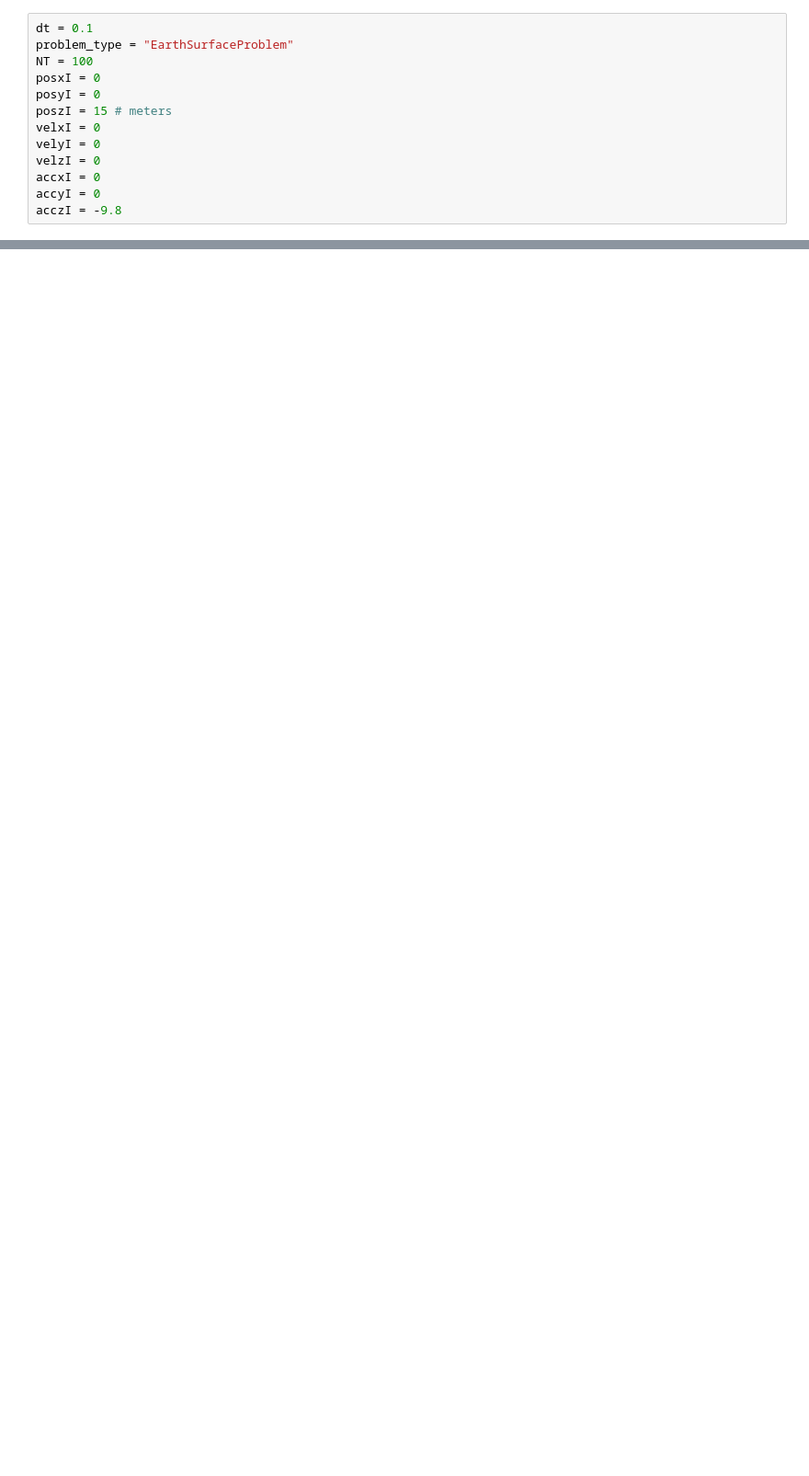
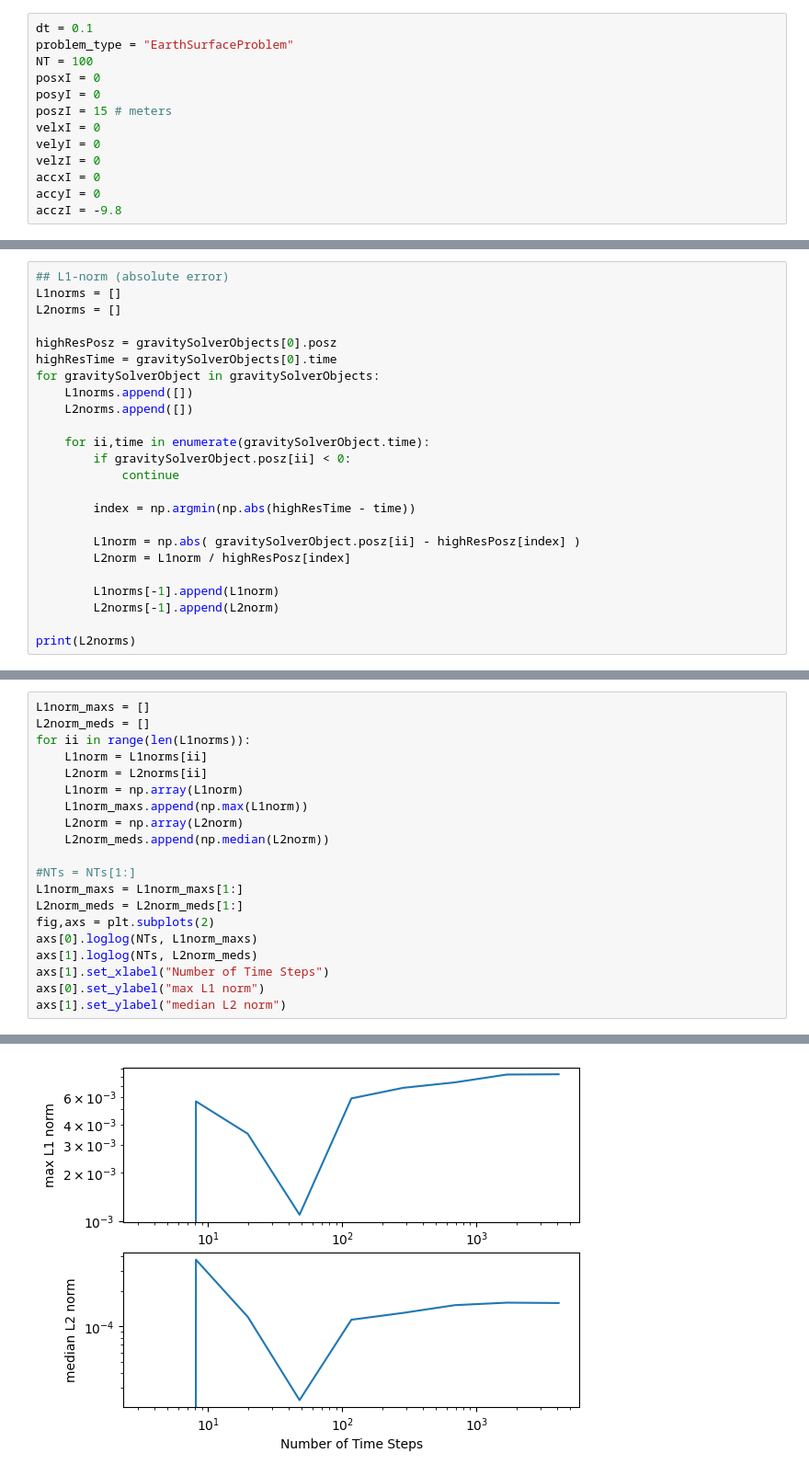
Before and after one commit to ryanjsfx2424/MyFirstRepository, a Jupyter notebook: dropped_ball_v2.ipynb, the cells around one changed output, grey strips where cells are left out. Shown: that part at 92% size. Saved outputs shown, nothing was run; the diff lists cells and outputs as text; blank space fills up the shorter version.

```diff
--- a/dropped_ball_v2.ipynb
+++ b/dropped_ball_v2.ipynb
@@ -248,0 +214,24 @@ index:  2
+# %%
+## L1-norm (absolute error)
+L1norms = []
+L2norms = []
+
+highResPosz = gravitySolverObjects[0].posz
+highResTime = gravitySolverObjects[0].time
+for gravitySolverObject in gravitySolverObjects:
+    L1norms.append([])
+    L2norms.append([])
+
+    for ii,time in enumerate(gravitySolverObject.time):
+        if gravitySolverObject.posz[ii] < 0:
+            continue
+
+        index = np.argmin(np.abs(highResTime - time))
+
+        L1norm = np.abs( gravitySolverObject.posz[ii] - highResPosz[index] )
+        L2norm = L1norm / highResPosz[index]
+
+        L1norms[-1].append(L1norm)
+        L2norms[-1].append(L2norm)
+
+print(L2norms)
@@ -248,0 +240,21 @@ index:  2
+# %%
+L1norm_maxs = []
+L2norm_meds = []
+for ii in range(len(L1norms)):
+    L1norm = L1norms[ii]
+    L2norm = L2norms[ii]
+    L1norm = np.array(L1norm)
+    L1norm_maxs.append(np.max(L1norm))
+    L2norm = np.array(L2norm)
+    L2norm_meds.append(np.median(L2norm))
+
+#NTs = NTs[1:]
+L1norm_maxs = L1norm_maxs[1:]
+L2norm_meds = L2norm_meds[1:]
+fig,axs = plt.subplots(2)
+axs[0].loglog(NTs, L1norm_maxs)
+axs[1].loglog(NTs, L2norm_meds)
+axs[1].set_xlabel("Number of Time Steps")
+axs[0].set_ylabel("max L1 norm")
+axs[1].set_ylabel("median L2 norm")
+# %% [output]
@@ -248,0 +262 @@ index:  2
+[figure, added]
```
Also changed, not shown: parts of 7 cells of this notebook.
